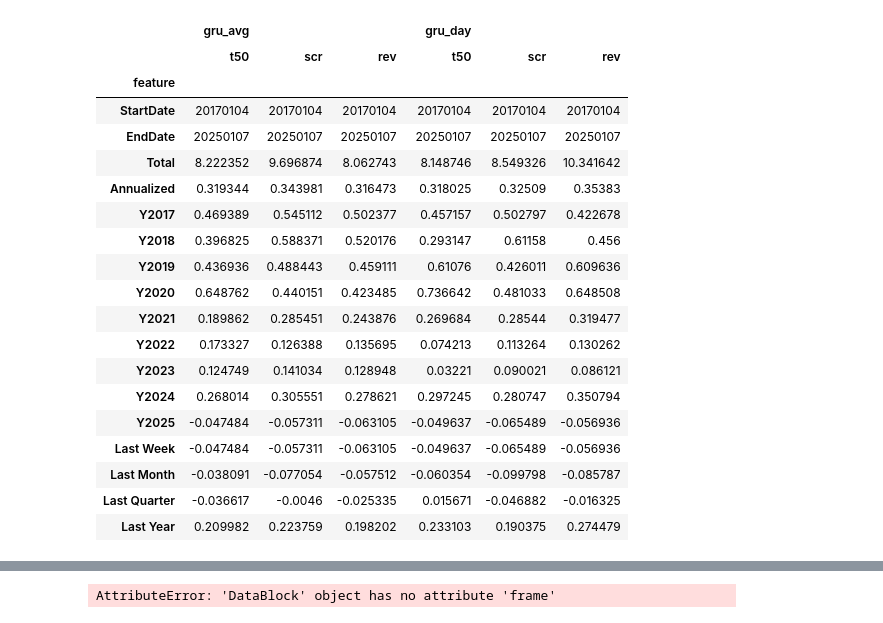
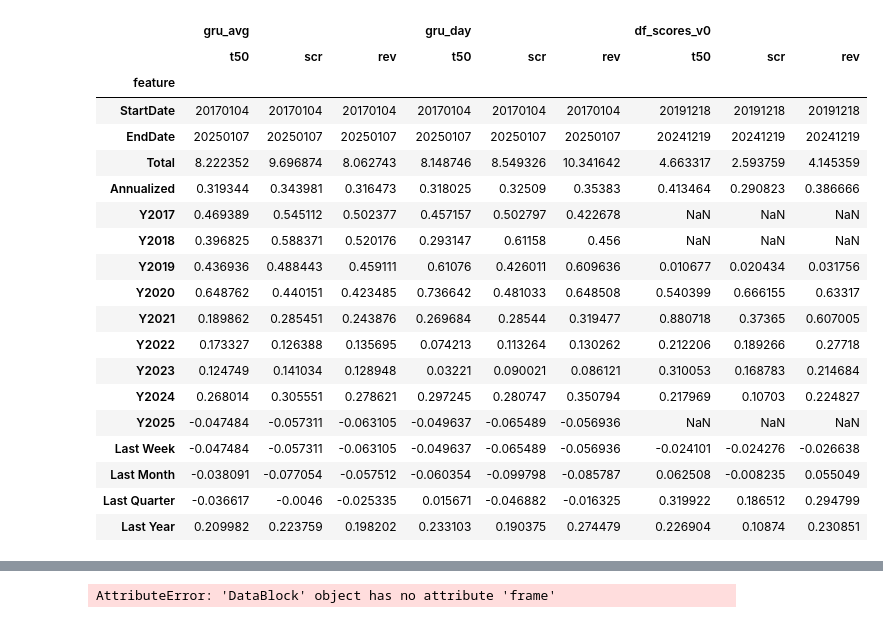
Before and after one commit to mengkjin/learndl, a Jupyter notebook: main.ipynb, the cells around one changed output, grey strips where cells are left out. Drawn from its saved outputs; the diff is of its cells as text; code cells hidden in the pictures.

```diff
--- a/main.ipynb
+++ b/main.ipynb
@@ -1,40 +36,44 @@
 # %%
 import pandas as pd
 from src.res.factor.util.agency.portfolio_accountant import PortfolioAccount
 acc_paths = {'gru_avg':{
         't50' : 'models/gru_avg/snapshot/detailed_alpha/t50_fmp_test/account/top.best.univ.top_50.lag0.tar',
         'scr' : 'models/gru_avg/snapshot/detailed_alpha/screen_fmp_test/account/screen.best.univ.50pct.lag0.tar',
         'rev' : 'models/gru_avg/snapshot/detailed_alpha/rev_screen_fmp_test/account/revscreen.best.univ.50pct.lag0.tar'
     } ,
     'gru_day':{
         't50' : 'models/gru_day/snapshot/detailed_alpha/t50_fmp_test/account/top.best.univ.top_50.lag0.tar',
         'scr' : 'models/gru_day/snapshot/detailed_alpha/screen_fmp_test/account/screen.best.univ.50pct.lag0.tar',
         'rev' : 'models/gru_day/snapshot/detailed_alpha/rev_screen_fmp_test/account/revscreen.best.univ.50pct.lag0.tar'
+    } ,
+    'df_scores_v0':{
+        't50' : 'results/null_models/factor@df_scores_v0/snapshot/detailed_alpha/t50_fmp_test/account/top.best.univ.top_50.lag0.tar',
+        'scr' : 'results/null_models/factor@df_scores_v0/snapshot/detailed_alpha/screen_fmp_test/account/screen.best.univ.50pct.lag0.tar',
+        'rev' : 'results/null_models/factor@df_scores_v0/snapshot/detailed_alpha/rev_screen_fmp_test/account/revscreen.best.univ.50pct.lag0.tar'
     }
 }
-pd.concat({model : pd.concat({pname : PortfolioAccount.load(ppath).eval_period_ret() for pname , ppath in paths.items()} , axis = 1)
-           for model , paths in acc_paths.items()} , axis = 1)
+pd.concat({model : PortfolioAccount.EvalPeriodRet(paths) for model , paths in acc_paths.items()} , axis = 1)
 # %% [output]
-|  | gru_avg |  |  | gru_day |  |  |
-|  | t50 | scr | rev | t50 | scr | rev |
-| feature |  |  |  |  |  |  |
-| StartDate | 20170104 | 20170104 | 20170104 | 20170104 | 20170104 | 20170104 |
-| EndDate | 20250107 | 20250107 | 20250107 | 20250107 | 20250107 | 20250107 |
-| Total | 8.222352 | 9.696874 | 8.062743 | 8.148746 | 8.549326 | 10.341642 |
-| Annualized | 0.319344 | 0.343981 | 0.316473 | 0.318025 | 0.32509 | 0.35383 |
-| Y2017 | 0.469389 | 0.545112 | 0.502377 | 0.457157 | 0.502797 | 0.422678 |
-| Y2018 | 0.396825 | 0.588371 | 0.520176 | 0.293147 | 0.61158 | 0.456 |
-| Y2019 | 0.436936 | 0.488443 | 0.459111 | 0.61076 | 0.426011 | 0.609636 |
-| Y2020 | 0.648762 | 0.440151 | 0.423485 | 0.736642 | 0.481033 | 0.648508 |
-| Y2021 | 0.189862 | 0.285451 | 0.243876 | 0.269684 | 0.28544 | 0.319477 |
-| Y2022 | 0.173327 | 0.126388 | 0.135695 | 0.074213 | 0.113264 | 0.130262 |
-| Y2023 | 0.124749 | 0.141034 | 0.128948 | 0.03221 | 0.090021 | 0.086121 |
-| Y2024 | 0.268014 | 0.305551 | 0.278621 | 0.297245 | 0.280747 | 0.350794 |
-| Y2025 | -0.047484 | -0.057311 | -0.063105 | -0.049637 | -0.065489 | -0.056936 |
-| Last Week | -0.047484 | -0.057311 | -0.063105 | -0.049637 | -0.065489 | -0.056936 |
-| Last Month | -0.038091 | -0.077054 | -0.057512 | -0.060354 | -0.099798 | -0.085787 |
-| Last Quarter | -0.036617 | -0.0046 | -0.025335 | 0.015671 | -0.046882 | -0.016325 |
-| Last Year | 0.209982 | 0.223759 | 0.198202 | 0.233103 | 0.190375 | 0.274479 |
+|  | gru_avg |  |  | gru_day |  |  | df_scores_v0 |  |  |
+|  | t50 | scr | rev | t50 | scr | rev | t50 | scr | rev |
+| feature |  |  |  |  |  |  |  |  |  |
+| StartDate | 20170104 | 20170104 | 20170104 | 20170104 | 20170104 | 20170104 | 20191218 | 20191218 | 20191218 |
+| EndDate | 20250107 | 20250107 | 20250107 | 20250107 | 20250107 | 20250107 | 20241219 | 20241219 | 20241219 |
+| Total | 8.222352 | 9.696874 | 8.062743 | 8.148746 | 8.549326 | 10.341642 | 4.663317 | 2.593759 | 4.145359 |
+| Annualized | 0.319344 | 0.343981 | 0.316473 | 0.318025 | 0.32509 | 0.35383 | 0.413464 | 0.290823 | 0.386666 |
+| Y2017 | 0.469389 | 0.545112 | 0.502377 | 0.457157 | 0.502797 | 0.422678 | NaN | NaN | NaN |
+| Y2018 | 0.396825 | 0.588371 | 0.520176 | 0.293147 | 0.61158 | 0.456 | NaN | NaN | NaN |
+| Y2019 | 0.436936 | 0.488443 | 0.459111 | 0.61076 | 0.426011 | 0.609636 | 0.010677 | 0.020434 | 0.031756 |
+| Y2020 | 0.648762 | 0.440151 | 0.423485 | 0.736642 | 0.481033 | 0.648508 | 0.540399 | 0.666155 | 0.63317 |
+| Y2021 | 0.189862 | 0.285451 | 0.243876 | 0.269684 | 0.28544 | 0.319477 | 0.880718 | 0.37365 | 0.607005 |
+| Y2022 | 0.173327 | 0.126388 | 0.135695 | 0.074213 | 0.113264 | 0.130262 | 0.212206 | 0.189266 | 0.27718 |
+| Y2023 | 0.124749 | 0.141034 | 0.128948 | 0.03221 | 0.090021 | 0.086121 | 0.310053 | 0.168783 | 0.214684 |
+| Y2024 | 0.268014 | 0.305551 | 0.278621 | 0.297245 | 0.280747 | 0.350794 | 0.217969 | 0.10703 | 0.224827 |
+| Y2025 | -0.047484 | -0.057311 | -0.063105 | -0.049637 | -0.065489 | -0.056936 | NaN | NaN | NaN |
+| Last Week | -0.047484 | -0.057311 | -0.063105 | -0.049637 | -0.065489 | -0.056936 | -0.024101 | -0.024276 | -0.026638 |
+| Last Month | -0.038091 | -0.077054 | -0.057512 | -0.060354 | -0.099798 | -0.085787 | 0.062508 | -0.008235 | 0.055049 |
+| Last Quarter | -0.036617 | -0.0046 | -0.025335 | 0.015671 | -0.046882 | -0.016325 | 0.319922 | 0.186512 | 0.294799 |
+| Last Year | 0.209982 | 0.223759 | 0.198202 | 0.233103 | 0.190375 | 0.274479 | 0.226904 | 0.10874 | 0.230851 |
 # %%
 import pandas as pd
 import numpy as np
```
Also changed, not shown: parts of 2 cells of this notebook.
